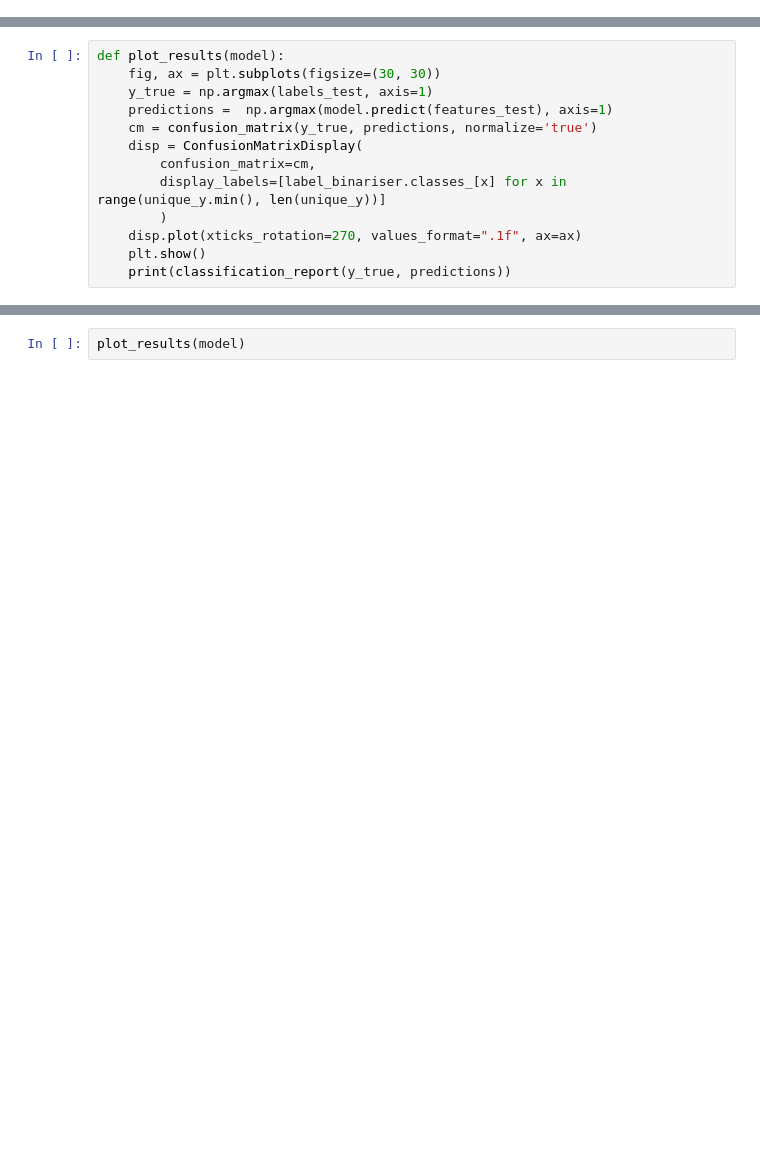
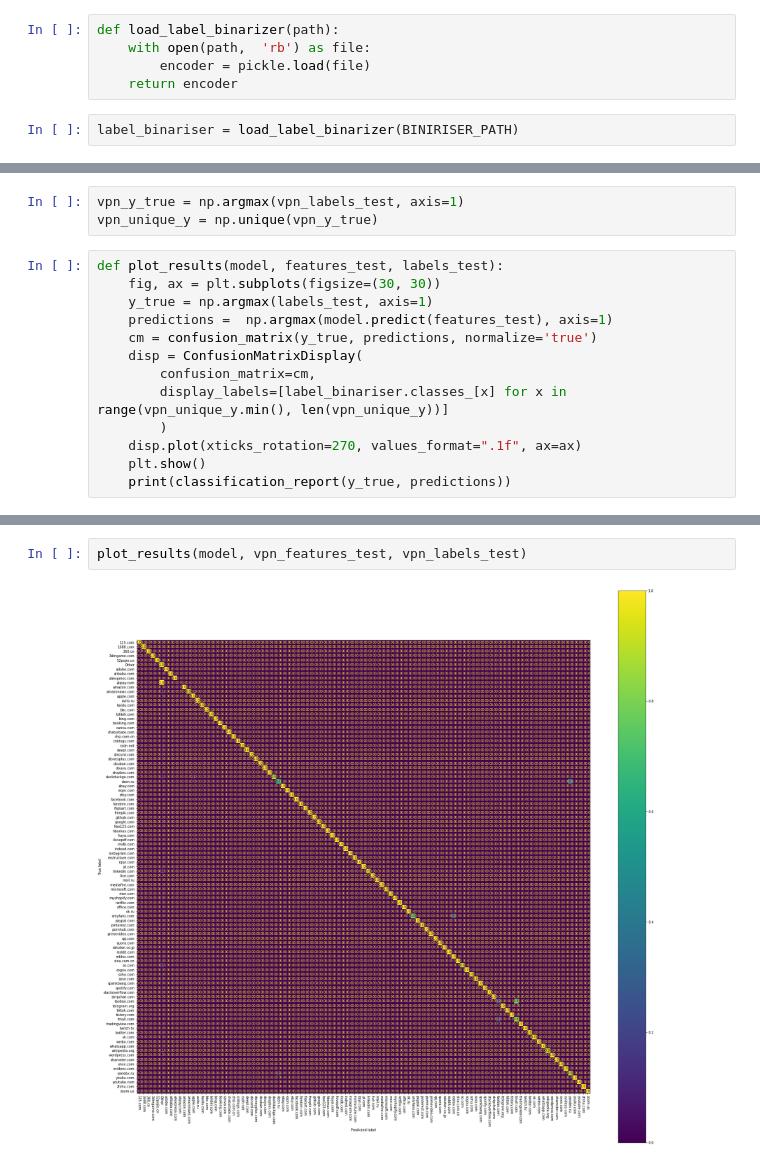
Before and after one commit to mikekuk/VPN_de-anonymiser, a Jupyter notebook: predict.ipynb, the cells around one changed output, grey strips where cells are left out. Saved outputs shown, nothing was run; the diff lists cells and outputs as text; blank space fills up the shorter version.

```diff
--- a/predict.ipynb
+++ b/predict.ipynb
@@ -95,0 +89,7 @@ ValueError: in user code:
+# %%
+def load_label_binarizer(path):
+    with open(path,  'rb') as file:
+        encoder = pickle.load(file)
+    return encoder
+# %%
+label_binariser = load_label_binarizer(BINIRISER_PATH)
@@ -96,12 +102,15 @@ ValueError: in user code:
+# %%
+vpn_y_true = np.argmax(vpn_labels_test, axis=1)
+vpn_unique_y = np.unique(vpn_y_true)
 # %%
-def plot_results(model):
+def plot_results(model, features_test, labels_test):
     fig, ax = plt.subplots(figsize=(30, 30))
     y_true = np.argmax(labels_test, axis=1)
     predictions =  np.argmax(model.predict(features_test), axis=1)
     cm = confusion_matrix(y_true, predictions, normalize='true')
     disp = ConfusionMatrixDisplay(
         confusion_matrix=cm,
-        display_labels=[label_binariser.classes_[x] for x in range(unique_y.min(), len(unique_y))]
+        display_labels=[label_binariser.classes_[x] for x in range(vpn_unique_y.min(), len(vpn_unique_y))]
         )
     disp.plot(xticks_rotation=270, values_format=".1f", ax=ax)
     plt.show()
@@ -109,2 +124,4 @@ def plot_results(model):
 # %%
-plot_results(model)
+plot_results(model, vpn_features_test, vpn_labels_test)
+# %% [output]
+[figure, added]
```
Also changed, not shown: parts of 26 cells of this notebook, 14 other files.
